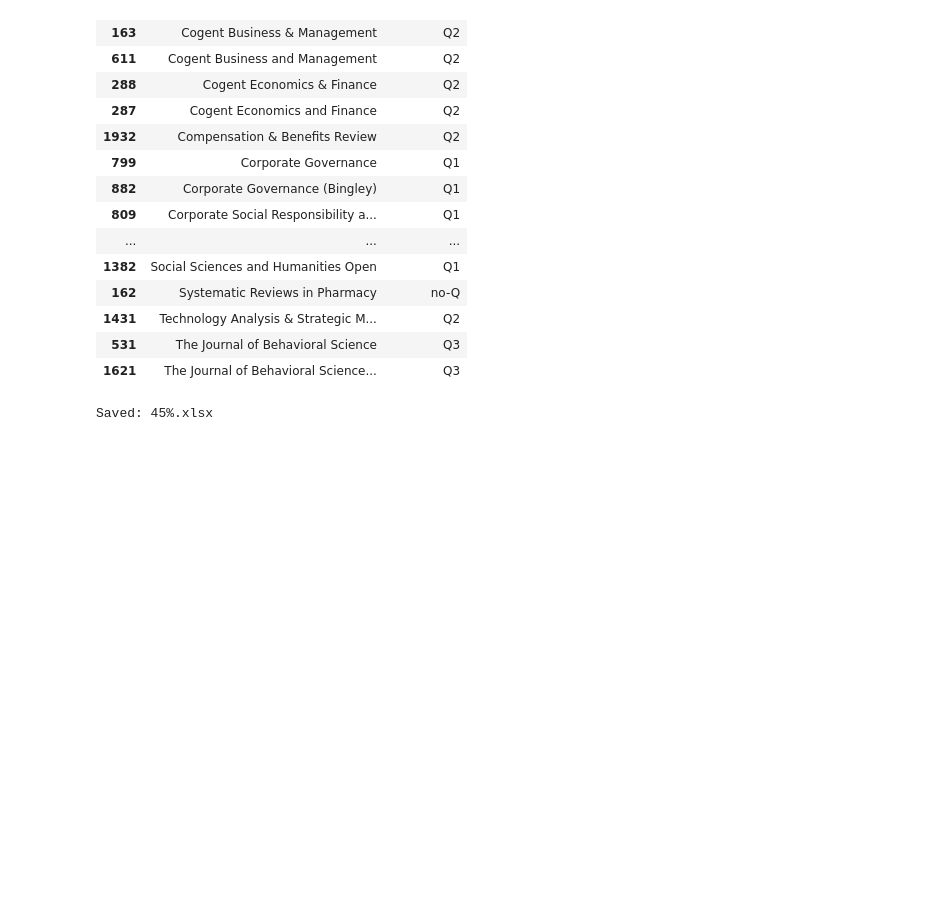
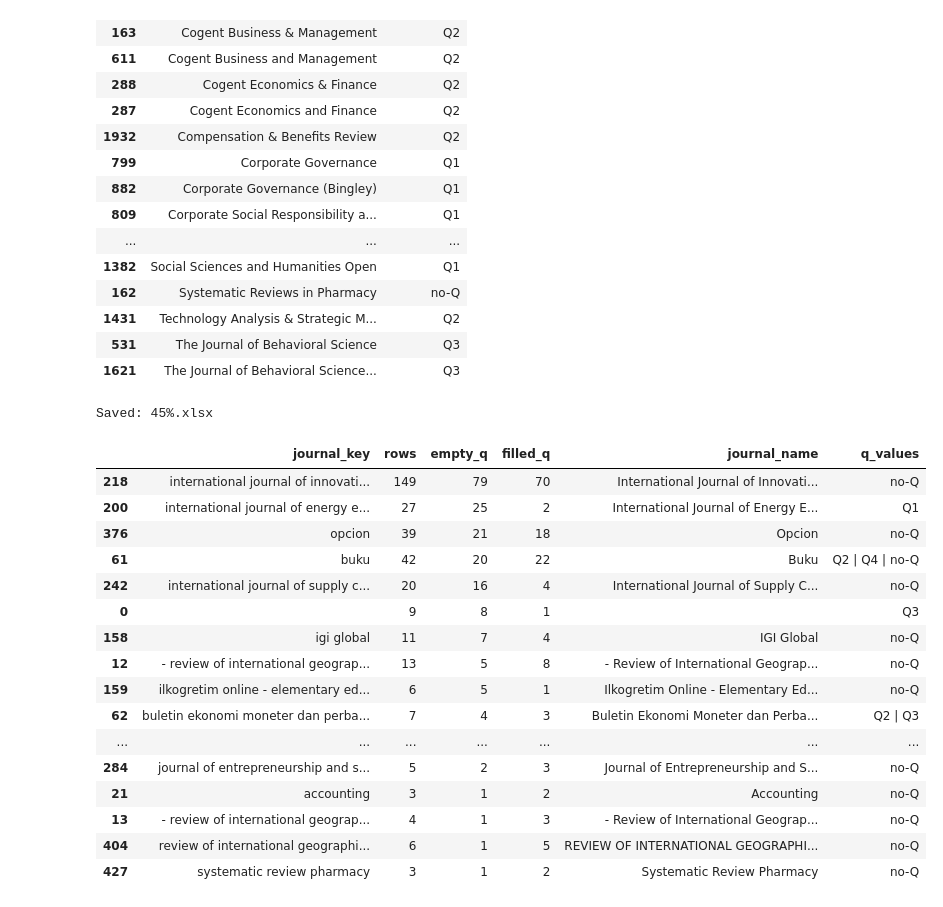
Before and after one commit to Rhefanza/FEB-publication-enrichment, a Jupyter notebook: lengkapin data/checkpoint 2B.ipynb, the cells around one changed output. Saved outputs shown, nothing was run; the diff lists cells and outputs as text; code cells hidden in the pictures; blank space fills up the shorter version.

```diff
--- a/lengkapin data/checkpoint 2B.ipynb
+++ b/lengkapin data/checkpoint 2B.ipynb
@@ -139,0 +144,7 @@ Saved: 45%.xlsx
+# %%
+input_file = Path(r"D:\Proyek FEB\lengkapin data\45%.xlsx")
+
+df = pd.read_excel(input_file)
+
+COL_JOURNAL = "Journal"
+COL_Q = "SCOPUS Q"
@@ -139,0 +193,62 @@ Saved: 45%.xlsx
+# %%
+df_work = df.copy()
+
+df_work["journal_key"] = df_work[COL_JOURNAL].apply(journal_key)
+df_work["q_empty"] = df_work[COL_Q].apply(is_empty_value)
+# %%
+def first_non_empty(series):
+    values = [
+        str(v).strip()
+        for v in series
+        if not pd.isna(v) and str(v).strip() != ""
+    ]
+
+    return values[0] if values else ""
+
+
+def join_filled_q(series):
+    values = sorted(set(
+        str(v).strip()
+        for v in series
+        if not is_empty_value(v)
+    ))
+
+    return " | ".join(values)
+
+
+mixed_journals = (
+    df_work.groupby("journal_key", dropna=False)
+    .agg(
+        rows=("journal_key", "size"),
+        empty_q=("q_empty", "sum"),
+        filled_q=("q_empty", lambda x: (~x).sum()),
+        journal_name=(COL_JOURNAL, first_non_empty),
+        q_values=(COL_Q, join_filled_q),
+    )
+    .reset_index()
+)
+
+mixed_journals = mixed_journals[
+    (mixed_journals["empty_q"] > 0) &
+    (mixed_journals["filled_q"] > 0)
+].copy()
+
+mixed_journals.sort_values("empty_q", ascending=False).head(50)
+# %% [output]
+|  | journal_key | rows | empty_q | filled_q | journal_name | q_values |
+| 218 | international journal of innovati... | 149 | 79 | 70 | International Journal of Innovati... | no-Q |
+| 200 | international journal of energy e... | 27 | 25 | 2 | International Journal of Energy E... | Q1 |
+| 376 | opcion | 39 | 21 | 18 | Opcion | no-Q |
+| 61 | buku | 42 | 20 | 22 | Buku | Q2 | Q4 | no-Q |
+| 242 | international journal of supply c... | 20 | 16 | 4 | International Journal of Supply C... | no-Q |
+| 0 |  | 9 | 8 | 1 |  | Q3 |
+| 158 | igi global | 11 | 7 | 4 | IGI Global | no-Q |
+| 12 | - review of international geograp... | 13 | 5 | 8 | - Review of International Geograp... | no-Q |
+| 159 | ilkogretim online - elementary ed... | 6 | 5 | 1 | Ilkogretim Online - Elementary Ed... | no-Q |
+| 62 | buletin ekonomi moneter dan perba... | 7 | 4 | 3 | Buletin Ekonomi Moneter dan Perba... | Q2 | Q3 |
+| ... | ... | ... | ... | ... | ... | ... |
+| 284 | journal of entrepreneurship and s... | 5 | 2 | 3 | Journal of Entrepreneurship and S... | no-Q |
+| 21 | accounting | 3 | 1 | 2 | Accounting | no-Q |
+| 13 | - review of international geograp... | 4 | 1 | 3 | - Review of International Geograp... | no-Q |
+| 404 | review of international geographi... | 6 | 1 | 5 | REVIEW OF INTERNATIONAL GEOGRAPHI... | no-Q |
+| 427 | systematic review pharmacy | 3 | 1 | 2 | Systematic Review Pharmacy | no-Q |
```
Also changed, not shown: parts of 12 cells of this notebook, 3 other files.
